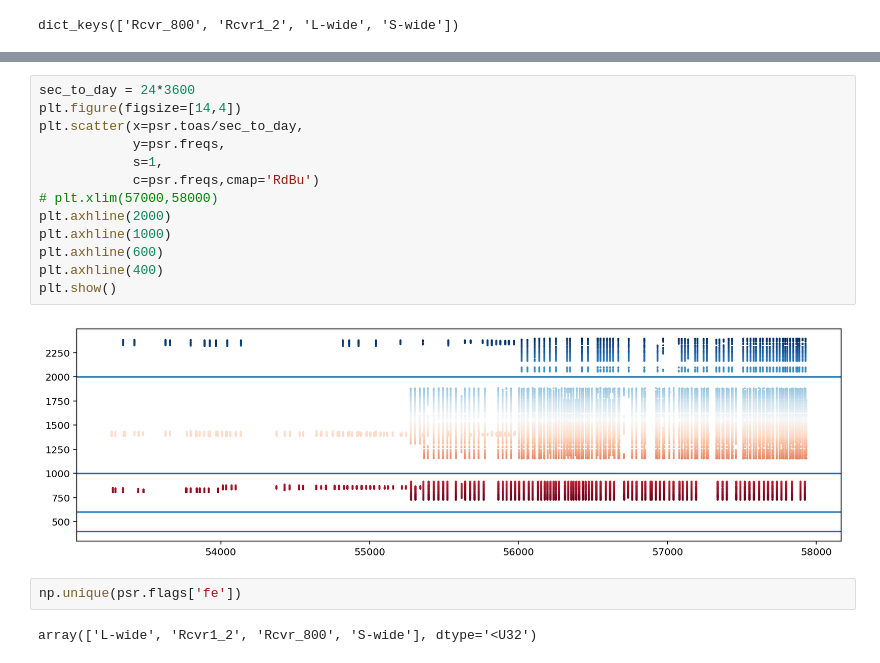
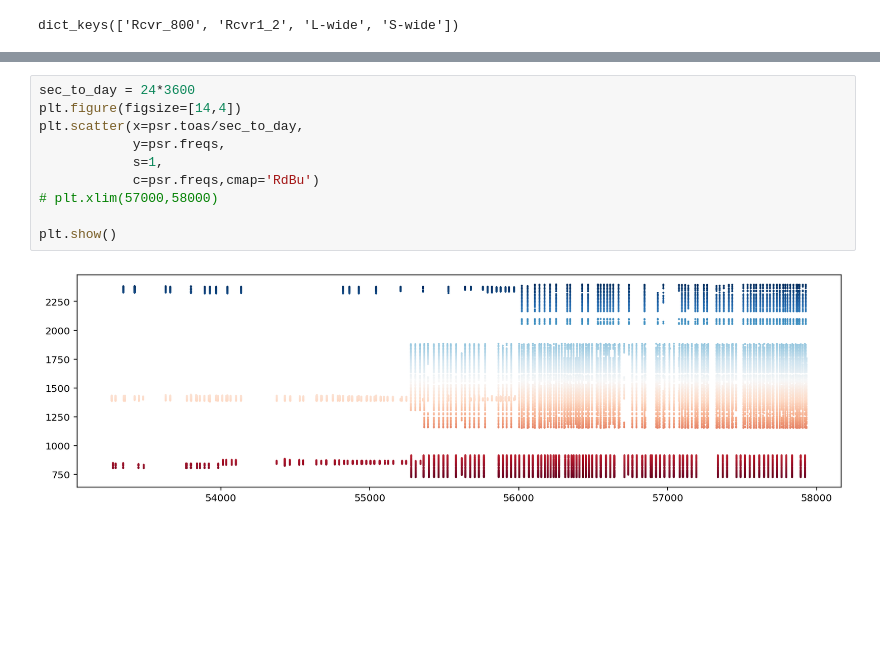
Before and after one commit to Hazboun6/noise_model_selection, a Jupyter notebook: data_exploration.ipynb, the cells around one changed output, grey strips where cells are left out. Saved outputs shown, nothing was run; the diff lists cells and outputs as text; blank space fills up the shorter version.

```diff
--- a/data_exploration.ipynb
+++ b/data_exploration.ipynb
@@ -175,19 +207,12 @@ array([(53267.066,), (53292.06 ,), (53343.918,), (53420.605,),
 # %%
 sec_to_day = 24*3600
 plt.figure(figsize=[14,4])
 plt.scatter(x=psr.toas/sec_to_day,
             y=psr.freqs,
             s=1,
             c=psr.freqs,cmap='RdBu')
 # plt.xlim(57000,58000)
-plt.axhline(2000)
-plt.axhline(1000)
-plt.axhline(600)
-plt.axhline(400)
+
 plt.show()
 # %% [output]
-[figure, old version]
+[figure, new version]
-# %%
-np.unique(psr.flags['fe'])
-# %% [output]
-array(['L-wide', 'Rcvr1_2', 'Rcvr_800', 'S-wide'], dtype='<U32')
```
Also changed, not shown: parts of 11 cells of this notebook, 2 other files.
